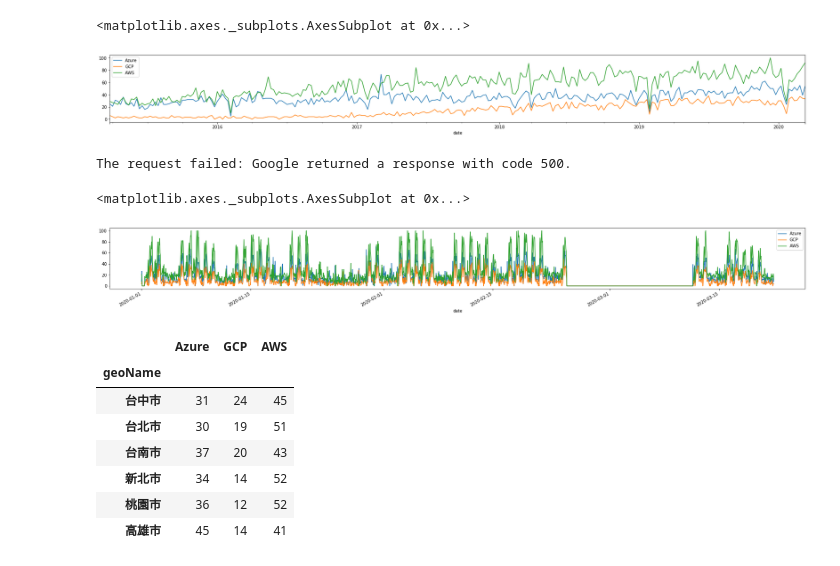
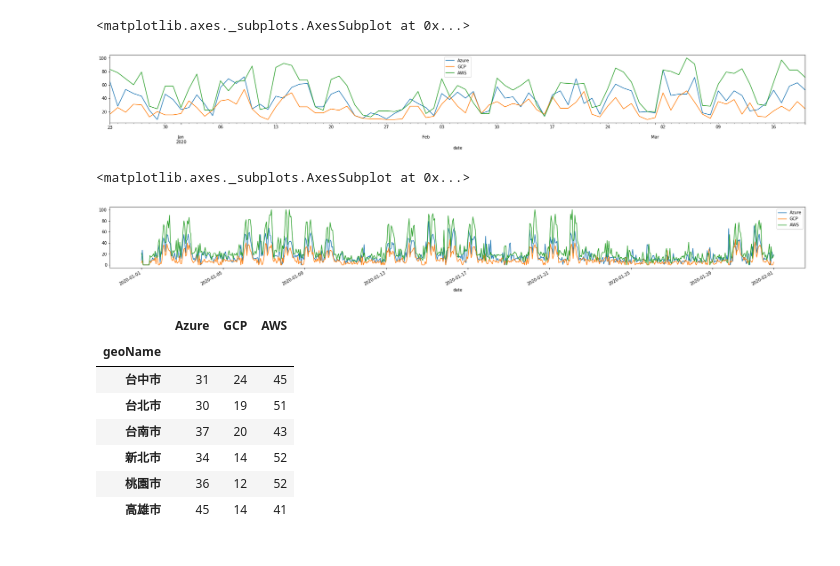
Before and after one commit to Benknightdark/GoogleTrendsApi, a Jupyter notebook: notebook/Google Trends API.ipynb, the cells around one changed output. Cells and saved outputs as stored; diff of their text form; code cells hidden in the pictures.

```diff
--- a/notebook/Google Trends API.ipynb
+++ b/notebook/Google Trends API.ipynb
@@ -19,28 +18,27 @@ Requirement already satisfied: six>=1.5 in /opt/conda/lib/python3.7/site-package
 # %%
 pytrend = TrendReq(hl='zh-TW', tz=360)
 keywords = ['Azure','GCP','AWS']
 pytrend.build_payload(
      kw_list=keywords,
      cat=0,
-     timeframe='today 5-y',
+     timeframe='today 3-m',
      geo='TW',
      gprop='')
 
 pytrend.interest_over_time().plot()
 # %% [output]
 <matplotlib.axes._subplots.AxesSubplot at 0x...>
-[figure, old version]
+[figure, new version]
 # %%
 data=pytrends.get_historical_interest(keywords, year_start=2020,
                                  month_start=1, day_start=1,
                                  hour_start=0, year_end=2020,
-                                 month_end=3, day_end=22,
+                                 month_end=2, day_end=1,
                                  hour_end=0, cat=0, geo='TW', gprop='', sleep=0)
 data.plot()
 # %% [output]
-The request failed: Google returned a response with code 500.
+<matplotlib.axes._subplots.AxesSubplot at 0x...>
-<matplotlib.axes._subplots.AxesSubplot at 0x...>
-[figure, old version]
+[figure, new version]
 # %%
 pytrends.interest_by_region(resolution='COUNTRY', inc_low_vol=True, inc_geo_code=False)
 # %% [output]
```
Also changed, not shown: parts of 2 cells of this notebook.
